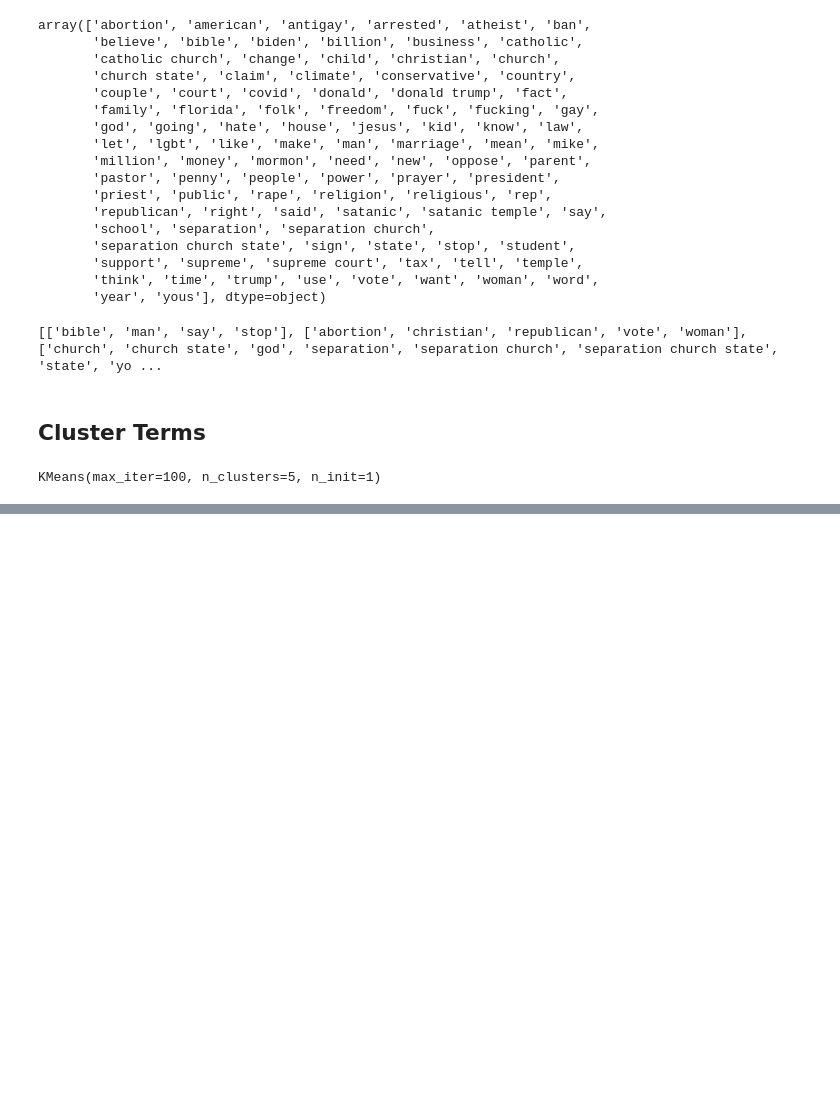
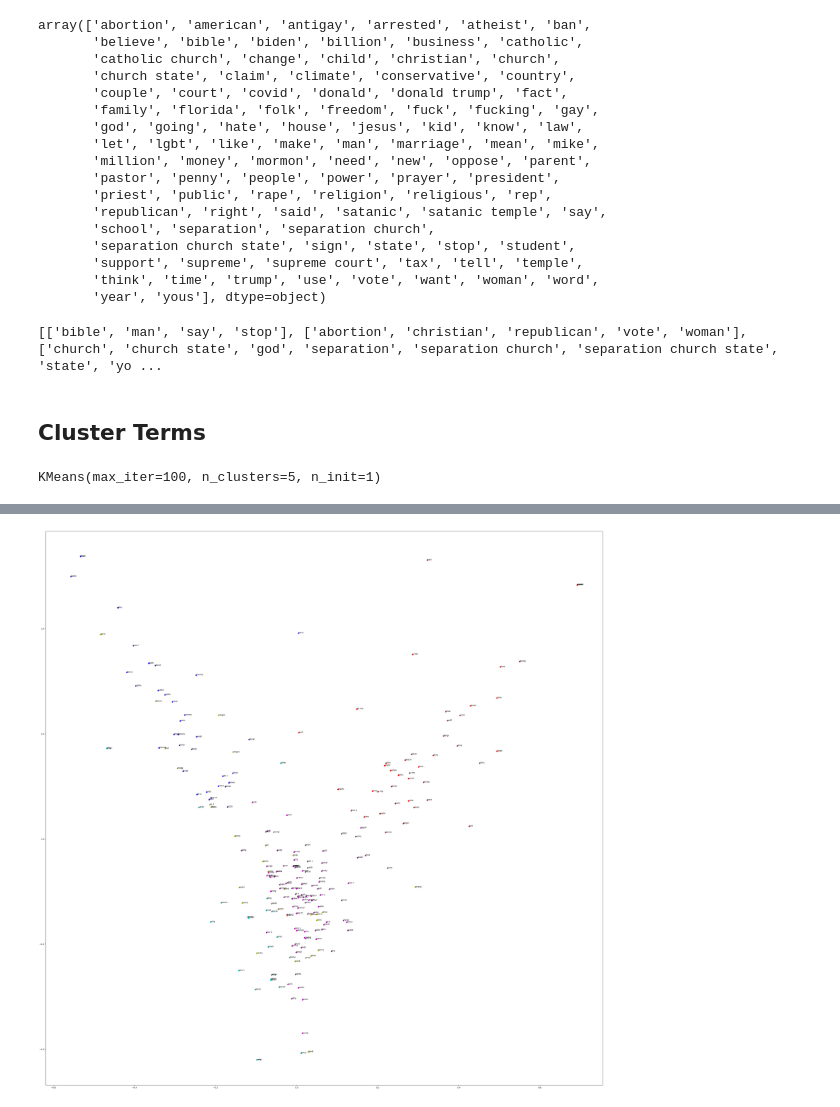
Before and after one commit to xmegan10/Reddit-Atheism-Sentiment-Comment-Prediction, a Jupyter notebook: ath_reddit_proj.ipynb, the cells around one changed output, grey strips where cells are left out. Saved outputs shown, nothing was run; the diff lists cells and outputs as text; code cells hidden in the pictures; blank space fills up the shorter version.

```diff
--- a/ath_reddit_proj.ipynb
+++ b/ath_reddit_proj.ipynb
@@ -417,5 +414,18 @@ array([1, 2, 3, 1, 3, 0, 1, 1, 3, 3, 2, 2, 1, 1, 1, 0, 0, 1, 0, 0, 1, 2,
       dtype=int32)
 # %%
+from sklearn.decomposition import PCA
+
 pca = PCA(n_components=2)
 scatter_plot_points = pca.fit_transform(vectors.toarray())
 colors = ["r","b","c","y","m"]
+
+x_axis = [o[0] for o in scatter_plot_points]
+y_axis  = [o[1] for o in scatter_plot_points]
+
+fig, ax = plt.subplots(figsize = (50,50))
+ax.scatter(x_axis, y_axis, c = [colors[d] for d in kmean_indices])
+
+for i, txt in enumerate(posts["post_title"]):
+    ax.annotate(txt[0:5], (x_axis[i], y_axis[i]))
+# %% [output]
+[figure, added]
```
Also changed, not shown: parts of 14 cells of this notebook, 1 other file.
